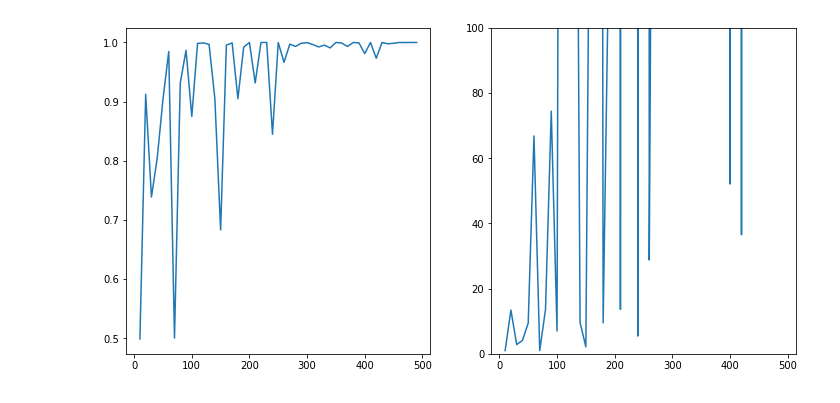
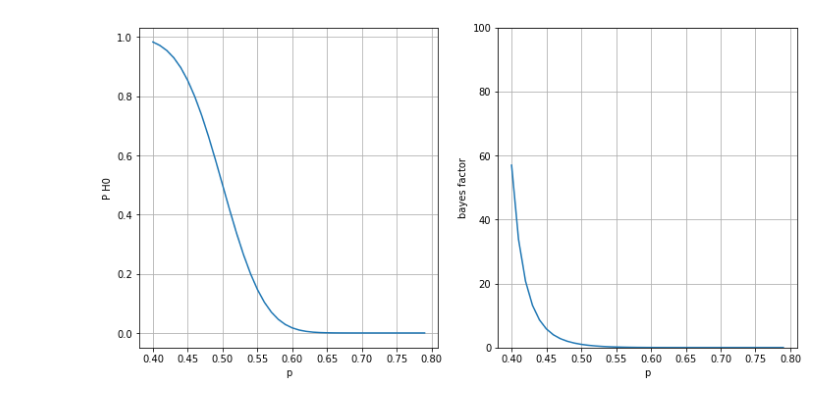
Before and after one commit to Valentin-Buchnev/bayes-project-2019, a Jupyter notebook: shlychkova/hypothses_testing.ipynb, the cells around one changed output. Drawn from its saved outputs; the diff is of its cells as text; code cells hidden in the pictures.

```diff
--- a/shlychkova/hypothses_testing.ipynb
+++ b/shlychkova/hypothses_testing.ipynb
@@ -53,8 +63,23 @@ draw(params)
-# %%
-hypothesis = 'H_0 modification'
-alternative = 'less'
-aprior='Beta'
-params = [0.5, [5, 5, 0.3], hypothesis, alternative, aprior]
-draw(params)
-# %% [output]
-[figure, removed]
+# %%
+hypothesis = 'complex vs complex'
+alternative = 'less'
+aprior='Beta'
+params =  [[5, 5], hypothesis, alternative, aprior]
+
+res = np.array([get_hyp_prob_and_baeys(sample, [p]+params) for p in ps])
+
+plt.figure(figsize=(12, 6))
+plt.subplot('121')
+plt.plot(ps, res[:, 0])
+plt.xlabel('p')
+plt.ylabel("P H0")
+plt.grid(True)
+plt.subplot('122')
+plt.ylim(0, 100)
+plt.plot(ps, res[:, 1])
+plt.xlabel('p')
+plt.ylabel("bayes factor")
+plt.grid(True)
+plt.show()
+# %% [output]
+[figure, added]
```
Also changed, not shown: parts of 17 cells of this notebook, 3 other files.
